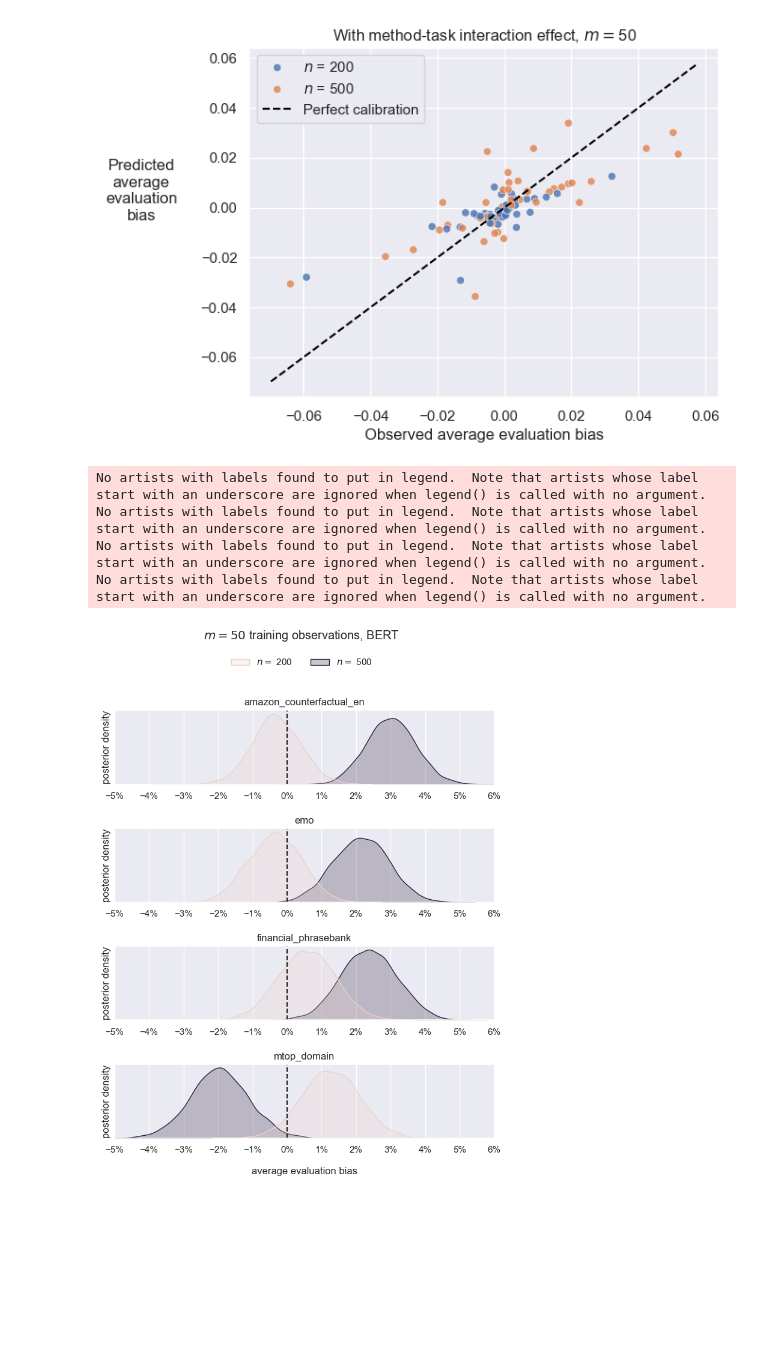
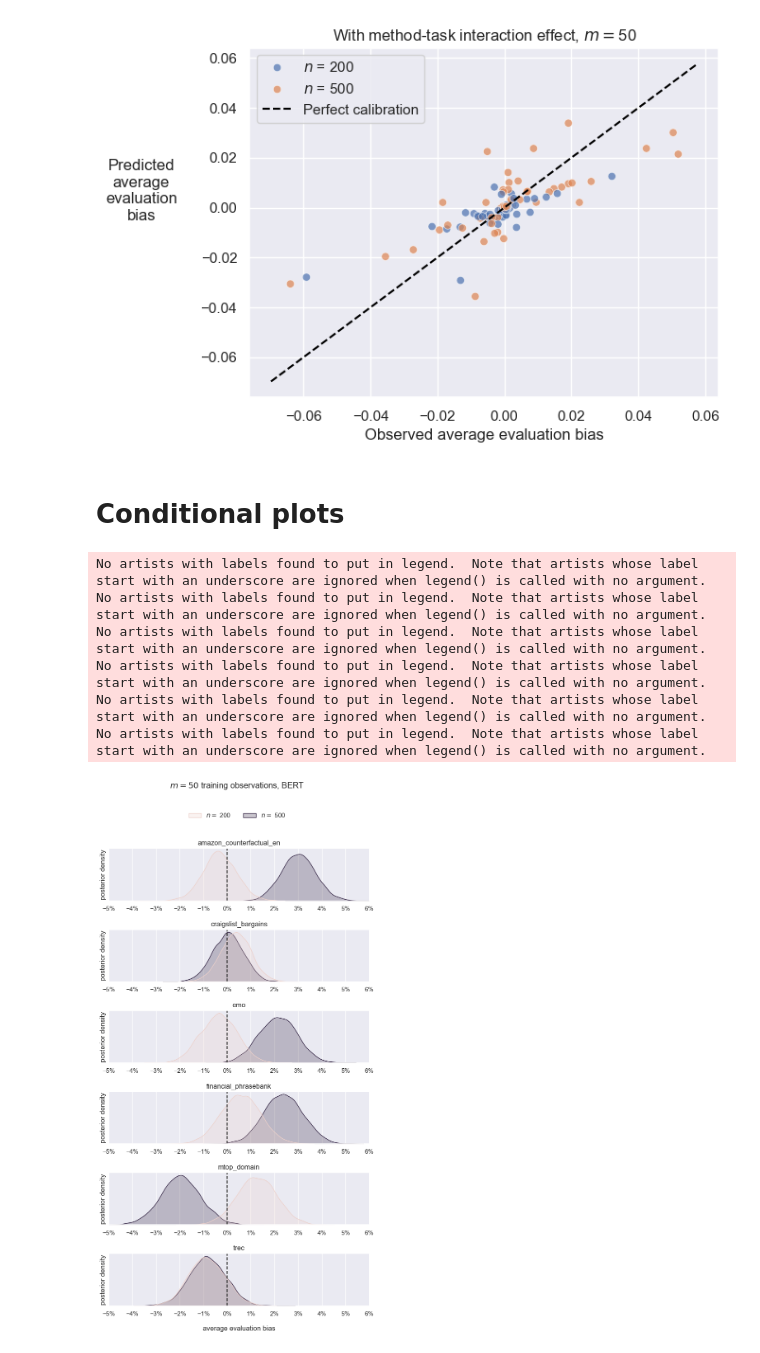
Before and after one commit to kddubey/pretrain-on-test, a Jupyter notebook: analysis/results/posterior_pred_conditional.ipynb, the cells around one changed output. Cells and saved outputs as stored; diff of their text form; code cells hidden in the pictures; blank space fills up the shorter version.

Commit message:
update cond plot

```diff
--- a/analysis/results/posterior_pred_conditional.ipynb
+++ b/analysis/results/posterior_pred_conditional.ipynb
@@ -160,7 +161,7 @@ def plot_calibration(data: pl.DataFrame) -> plt.Axes:
         pl.col("lm_type").replace(utils.lm_type_to_name),
         pl.col("num_test").replace({num_test: f"$n$ = {num_test}" for num_test in num_tests}),
     )
-    ax = sns.scatterplot(data=data, x="obs", y="pred", hue="num_test", alpha=0.8)
+    ax = sns.scatterplot(data=data, x="obs", y="pred", hue="num_test", alpha=0.7)
     xlim = ax.get_xlim()
     plt.plot(xlim, xlim, linestyle="--", color="black", label="Perfect calibration")
     plt.legend()
@@ -188,14 +189,24 @@ ax.set_title(
 );
 # %% [output]
 [figure]
+# %% [markdown]
+# Conditional plots
+# %%
+lm_type = "bert"
+
+selected_datasets = [
+    "amazon_counterfactual_en",
+    "craigslist_bargains",
+    "emo",
+    "financial_phrasebank",
+    "mtop_domain",
+    "trec",
+]
 # %%
 grouped_preds = df_pred.group_by(
     "num_test", "lm_type", "dataset", "draw", maintain_order=True
 ).mean()
 # %%
-lm_type = "bert"
-selected_datasets = ["amazon_counterfactual_en", "emo", "financial_phrasebank", "mtop_domain"]
-
 fig, axes = plt.subplots(nrows=len(selected_datasets), ncols=1)
 fig.set_size_inches(7, (2 * len(selected_datasets)))
 
@@ -221,31 +232,33 @@ for subplot_idx, dataset in enumerate(selected_datasets):
     _ = ax.set_title(
         # f"$m={{{num_train}}}$ training observations, "
         # f"$n={{{num_test}}}$ test observations"
         dataset
     )
 
 _ = ax.set_xlabel(f"average {effect_name}", labelpad=15)
 
 title_y_pos = 1.07 if thingy == "regular" else 1.25
 fig.suptitle(f"{title}, {utils.lm_type_to_name[lm_type]}", y=title_y_pos)
 
 fig.legend(
     handles=ax.legend_.legend_handles,
     labels=[f"$n =$ {t.get_text()}" for t in ax.legend_.get_texts()],
     ncol=2,
     loc="center",
     frameon=False,
     bbox_to_anchor=(0.5, 1.0),
 )
 
 for ax in axes:
     ax.legend().set_visible(False)
 
 fig.tight_layout()
 plt.subplots_adjust(bottom=0.01)
 # %% [output]
 No artists with labels found to put in legend.  Note that artists whose label start with an underscore are ignored when legend() is called with no argument.
 No artists with labels found to put in legend.  Note that artists whose label start with an underscore are ignored when legend() is called with no argument.
 No artists with labels found to put in legend.  Note that artists whose label start with an underscore are ignored when legend() is called with no argument.
 No artists with labels found to put in legend.  Note that artists whose label start with an underscore are ignored when legend() is called with no argument.
+No artists with labels found to put in legend.  Note that artists whose label start with an underscore are ignored when legend() is called with no argument.
+No artists with labels found to put in legend.  Note that artists whose label start with an underscore are ignored when legend() is called with no argument.
-[figure, old version]
+[figure, new version]
```
Also changed, not shown: parts of 2 cells of this notebook.
